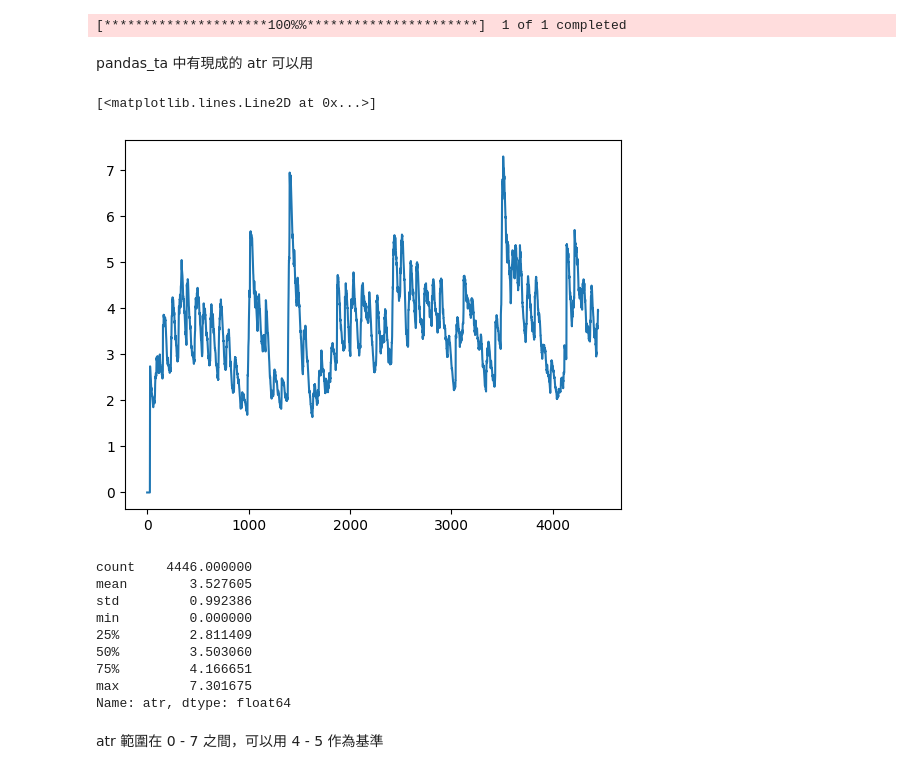
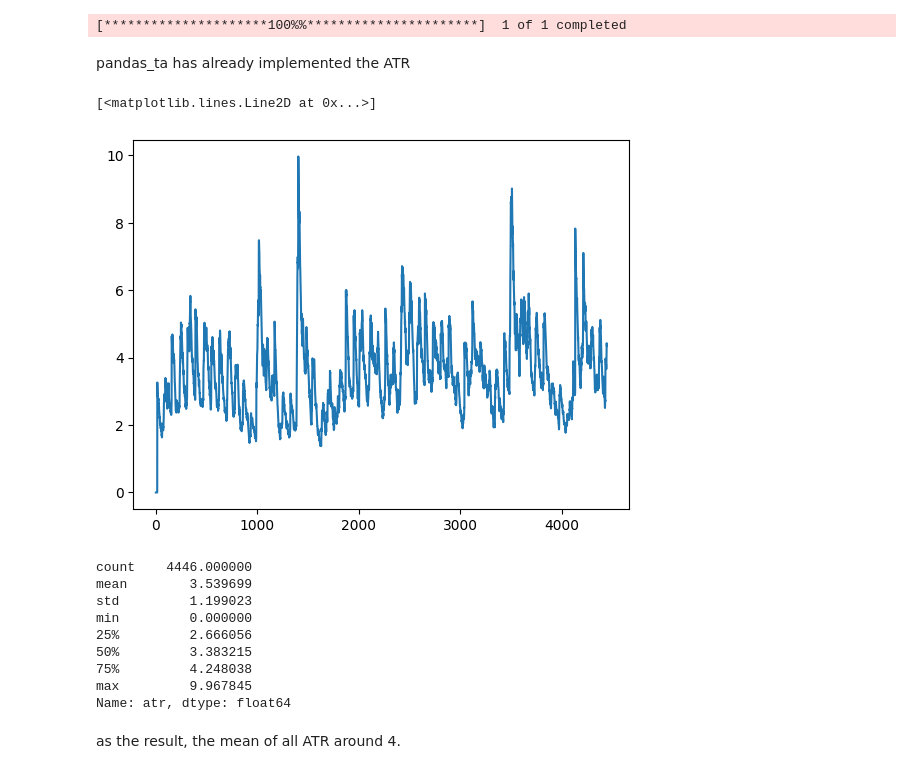
Before and after one commit to LunchBox/snowball, a Jupyter notebook: 004_backtesting_with_ATR.ipynb, the cells around one changed output. Drawn from its saved outputs; the diff is of its cells as text; code cells hidden in the pictures.

```diff
--- a/004_backtesting_with_ATR.ipynb
+++ b/004_backtesting_with_ATR.ipynb
@@ -58,23 +19,23 @@ class FallUp(Strategy):
 # %% [markdown]
-pandas_ta 中有現成的 atr 可以用
+pandas_ta has already implemented the ATR
 # %%
-data['atr'] = ta.atr(data.High, data.Low, data.Close, length=28, fillna=0)
+data['atr'] = ta.atr(data.High, data.Low, data.Close, length=14, fillna=0)
 
 plt.plot(data['atr'].reset_index(drop=True))
 # %% [output]
 [<matplotlib.lines.Line2D at 0x...>]
-[figure, old version]
+[figure, new version]
 # %%
 data['atr'].describe()
 # %% [output]
 count    4446.000000
-mean        3.527605
-std         0.992386
+mean        3.539699
+std         1.199023
 min         0.000000
-25%         2.811409
-50%         3.503060
-75%         4.166651
-max         7.301675
+25%         2.666056
+50%         3.383215
+75%         4.248038
+max         9.967845
 Name: atr, dtype: float64
 # %% [markdown]
-atr 範圍在 0 - 7 之間，可以用 4 - 5 作為基準
+as the result, the mean of all ATR around 4.
```
Also changed, not shown: parts of 5 cells of this notebook, 2 other files.
